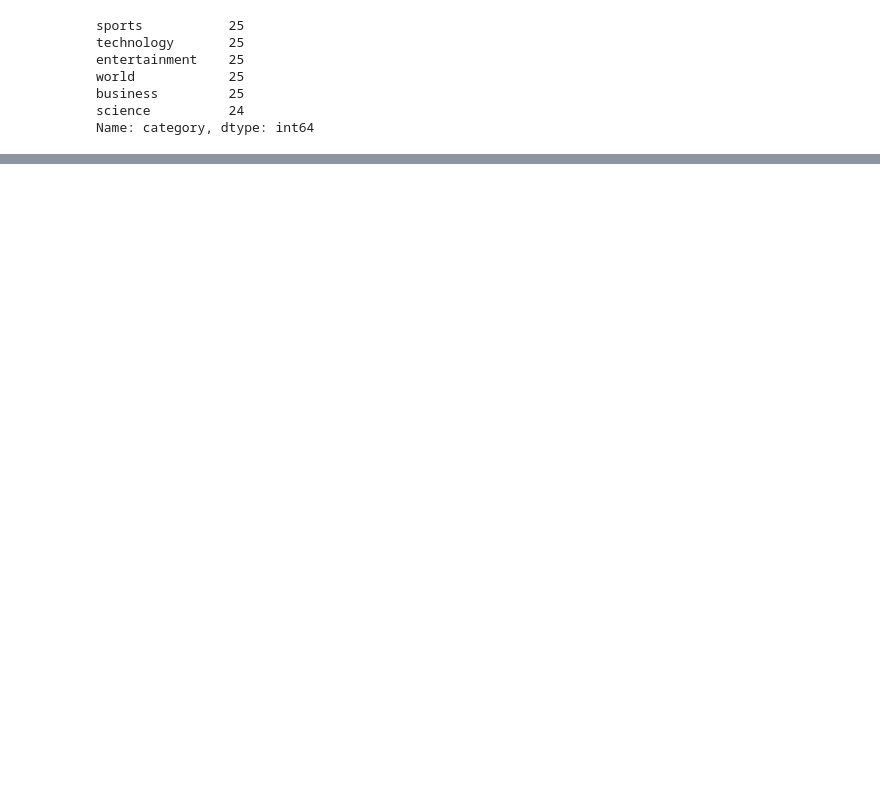
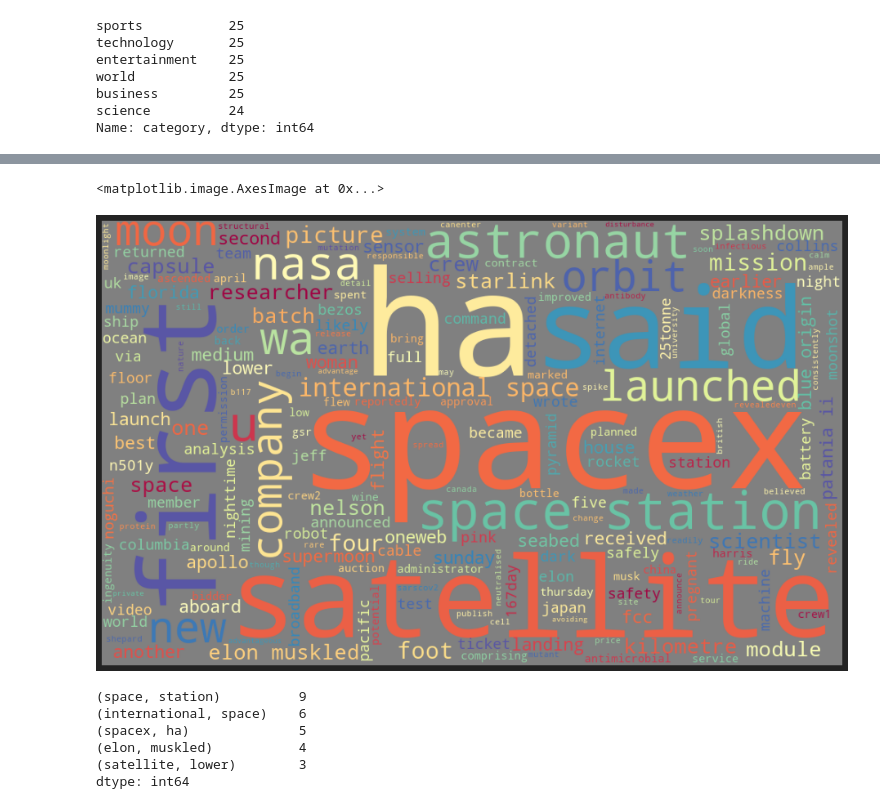
Before and after one commit to Ken-Alviola/natural-language-processing-exercises, a Jupyter notebook: explore.ipynb, the cells around one changed output, grey strips where cells are left out. Drawn from its saved outputs; the diff is of its cells as text; code cells hidden in the pictures; blank space fills up the shorter version.

Commit message:
space articles

```diff
--- a/explore.ipynb
+++ b/explore.ipynb
@@ -506,3 +506,10 @@ world            25
 business         25
 science          24
 Name: category, dtype: int64
+# %%
+sports_words = ' '.join(news_df[news_df.category == 'sports'].lemmatized).replace("'",'')
+technology_words = ' '.join(news_df[news_df.category == 'technology'].lemmatized).replace("'",'')
+entertainment_words = ' '.join(news_df[news_df.category == 'entertainment'].lemmatized).replace("'",'')
+world_words = ' '.join(news_df[news_df.category == 'world'].lemmatized).replace("'",'')
+business_words = ' '.join(news_df[news_df.category == 'business'].lemmatized).replace("'",'')
+science_words = ' '.join(news_df[news_df.category == 'science'].lemmatized).replace("'",'')
@@ -508,0 +532,21 @@ Name: category, dtype: int64
+# %%
+science_cloud = WordCloud(background_color='grey', colormap='Spectral', height=600, width=1000).generate(science_words)
+plt.figure(figsize=(200,10))
+plt.axis('off')
+plt.imshow(science_cloud)
+# %% [output]
+<matplotlib.image.AxesImage at 0x...>
+[figure, added]
+# %%
+top_20_science_bigrams = (pd.Series(nltk.ngrams(science_words.split(), 2))
+                      .value_counts()
+                      .head(20))
+
+top_20_science_bigrams.head()
+# %% [output]
+(space, station)          9
+(international, space)    6
+(spacex, ha)              5
+(elon, muskled)           4
+(satellite, lower)        3
+dtype: int64
```
Also changed, not shown: parts of 3 cells of this notebook.
